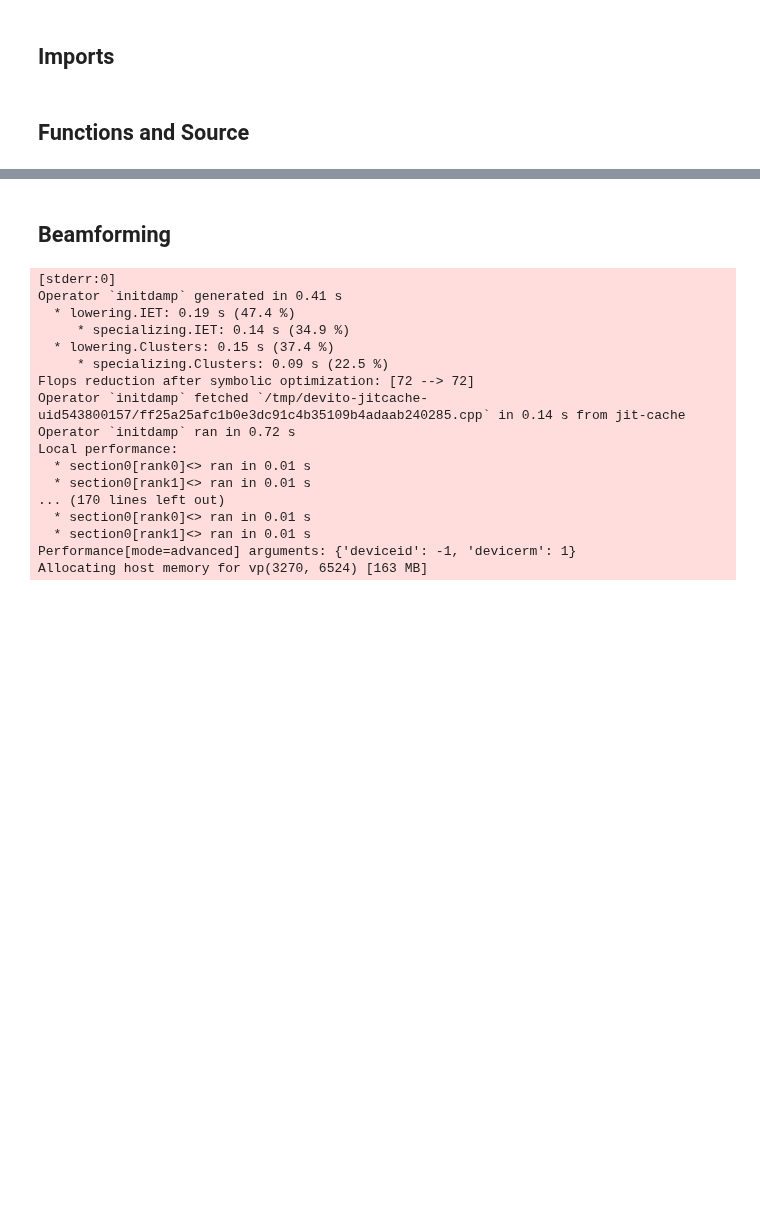
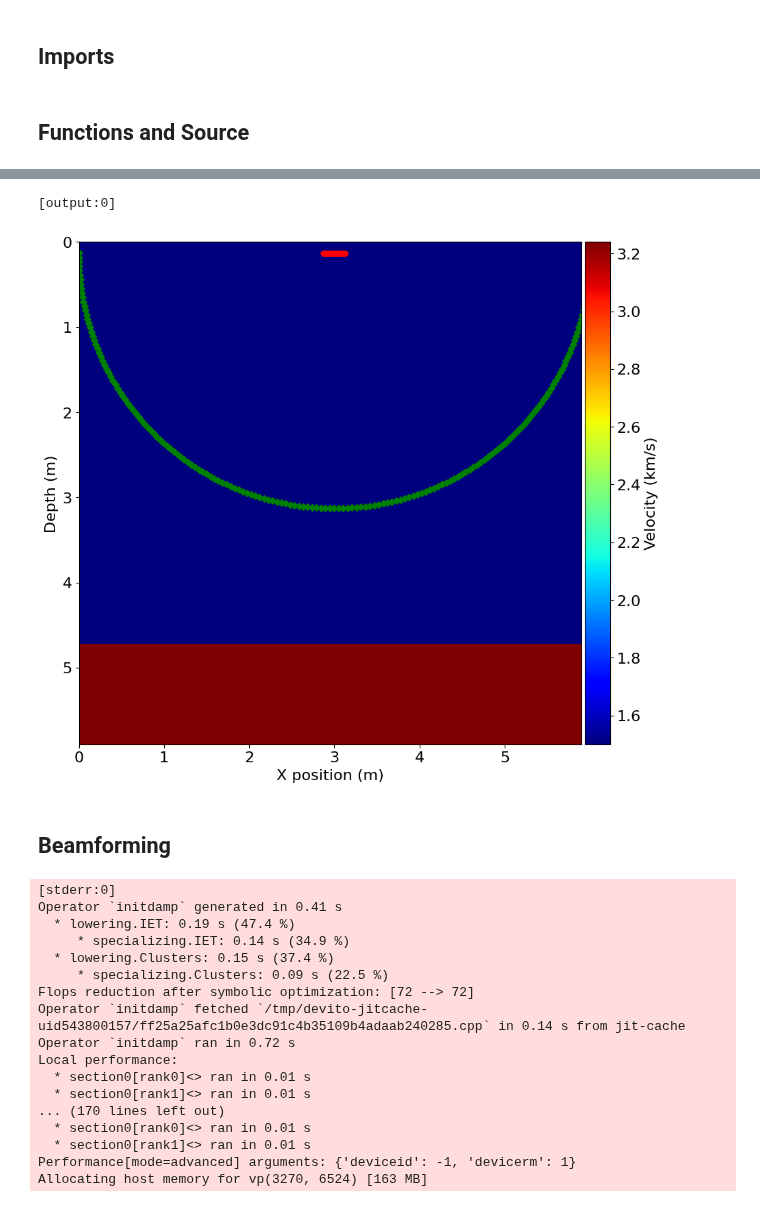
Before and after one commit to bgd54/sonar-FWI, a Jupyter notebook: notebooks/08_mpi.ipynb, the cells around one changed output, grey strips where cells are left out. Drawn from its saved outputs; the diff is of its cells as text; code cells hidden in the pictures; blank space fills up the shorter version.

```diff
--- a/notebooks/08_mpi.ipynb
+++ b/notebooks/08_mpi.ipynb
@@ -44,2 +46,18 @@ size = comm.Get_size()
 # %% [markdown]
 ## Functions and Source
+# %%
+%%px --no-stream --group-outputs=engine
+
+def reconstruct_matrix(vp_data, num_processes):
+    if num_processes == 2:
+            return np.concatenate([vp_data[0], vp_data[1]], axis=1)
+    elif num_processes == 4:
+        top_half = np.concatenate([vp_data[0], vp_data[1]], axis=1)
+        bottom_half = np.concatenate([vp_data[2], vp_data[3]], axis=1)
+        return np.concatenate([top_half, bottom_half], axis=0)
+    else:
+        raise ValueError("Number of processes not supported")
+
+def collect_mpi_data(model, nprocs):
+    comm = model.grid.distributor.comm
+    rank = model.grid.distributor.myrank
@@ -45,0 +140,10 @@ size = comm.Get_size()
+# %%
+%%px --no-stream --group-outputs=engine
+
+v_env = 1.5
+domain_size = (6, 6)
+f0 = 5
+space_order = 8
+spatial_dist = round(v_env / f0 / 3, 6)
+dt = spatial_dist / 20
+sonar = Sonar(domain_size, f0, v_env, FlatBottom(), space_order=space_order, dt=dt, spatial_dist=spatial_dist)
@@ -46,3 +204,21 @@ size = comm.Get_size()
+# %%
+%%px --no-stream --group-outputs=engine
+
+vp_data = comm.gather(sonar.model.vp.data, root=0)
+rec_coords = comm.gather(rec_args["coordinates"], root=0)
+src_coords = comm.gather(src_args["coordinates"], root=0)
+if rank == 0:
+    vp_data = reconstruct_matrix(vp_data, size)
+    src_coords = np.concatenate(src_coords, axis=1)
+    rec_coords = np.concatenate(rec_coords, axis=1)
+# %%
+%%px --no-stream --group-outputs=engine
+
+if rank == 0:
+    plot_velocity(sonar.model, vp_data=vp_data, source=src_coords, receiver=rec_coords)
+# %% [output]
+[output:0]
+[figure, added]
 # %% [markdown]
 ## Beamforming
 # %%
```
Also changed, not shown: parts of 6 cells of this notebook.
